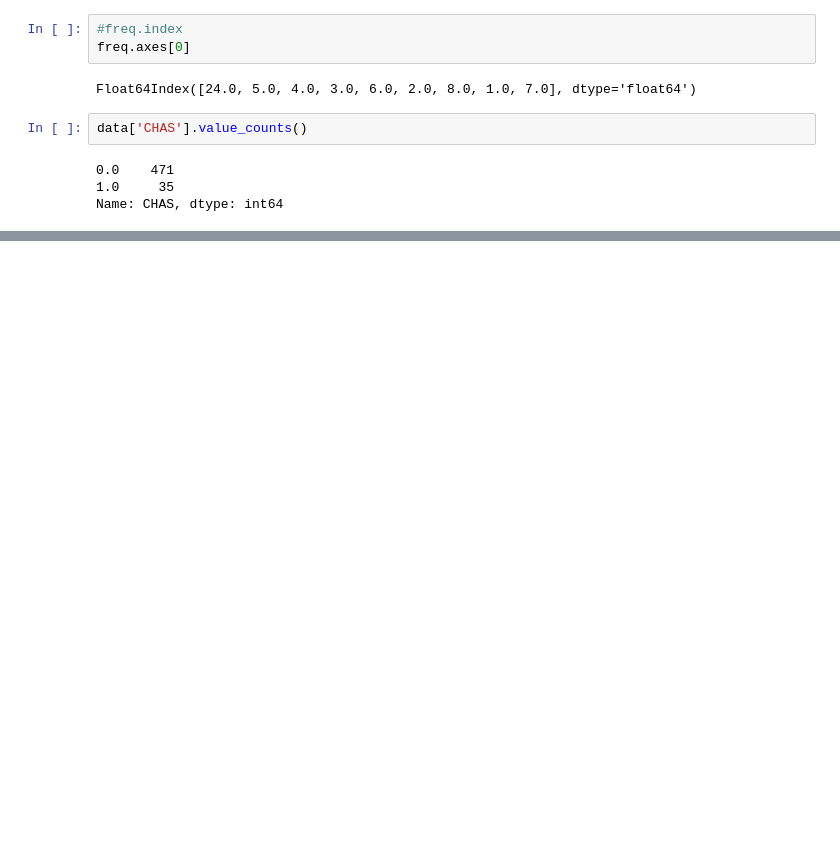
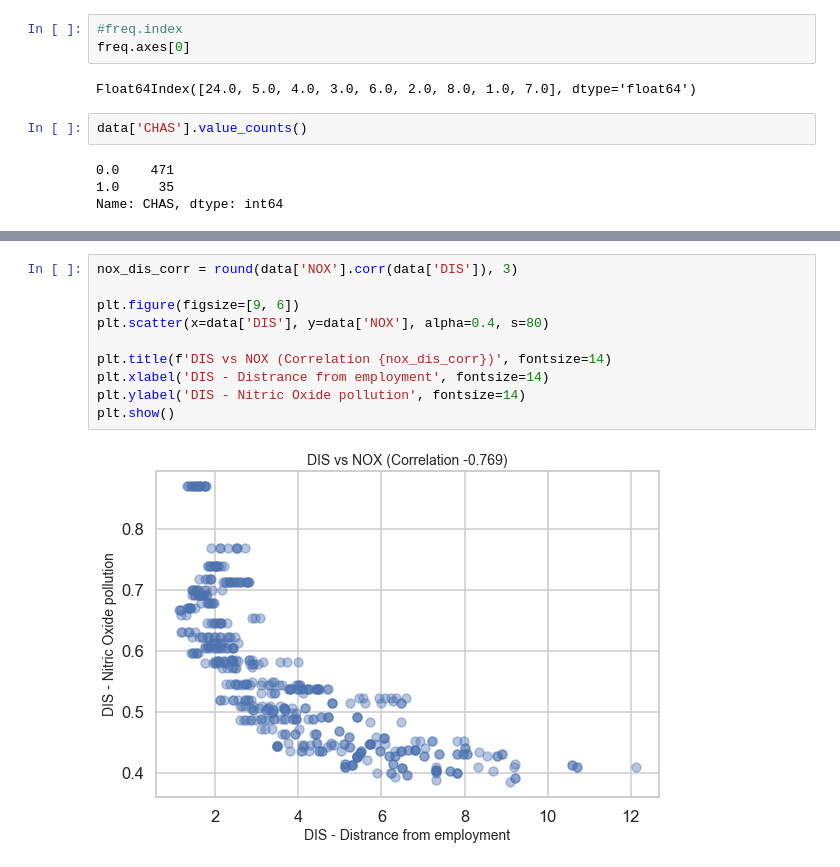
Before and after one commit to abduljalil077/MLProjects, a Jupyter notebook: 04 Multivariate Regression.ipynb, the cells around one changed output, grey strips where cells are left out. Cells and saved outputs as stored; diff of their text form; blank space fills up the shorter version.

```diff
--- a/04 Multivariate Regression.ipynb
+++ b/04 Multivariate Regression.ipynb
@@ -288,0 +403,12 @@ Name: CHAS, dtype: int64
+# %%
+nox_dis_corr = round(data['NOX'].corr(data['DIS']), 3)
+
+plt.figure(figsize=[9, 6])
+plt.scatter(x=data['DIS'], y=data['NOX'], alpha=0.4, s=80)
+
+plt.title(f'DIS vs NOX (Correlation {nox_dis_corr})', fontsize=14)
+plt.xlabel('DIS - Distrance from employment', fontsize=14)
+plt.ylabel('DIS - Nitric Oxide pollution', fontsize=14)
+plt.show()
+# %% [output]
+[figure, added]
```
Also changed, not shown: parts of 19 cells of this notebook.
